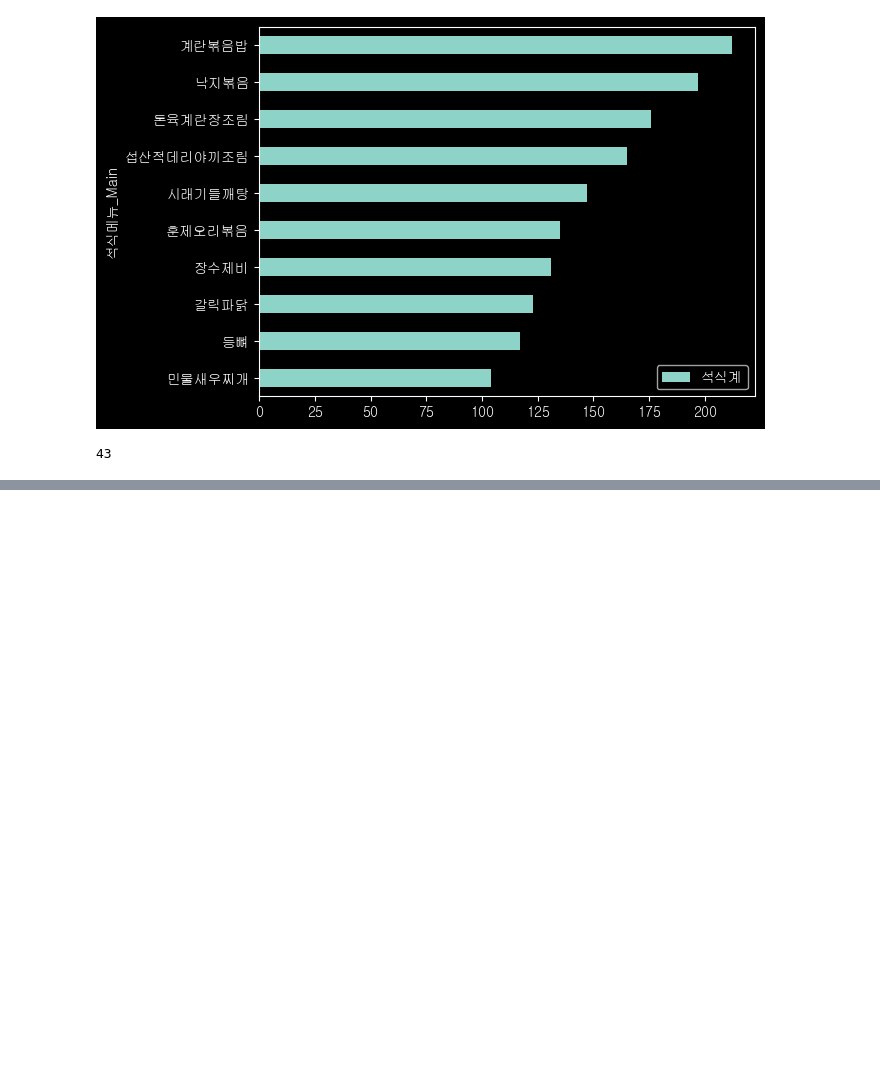
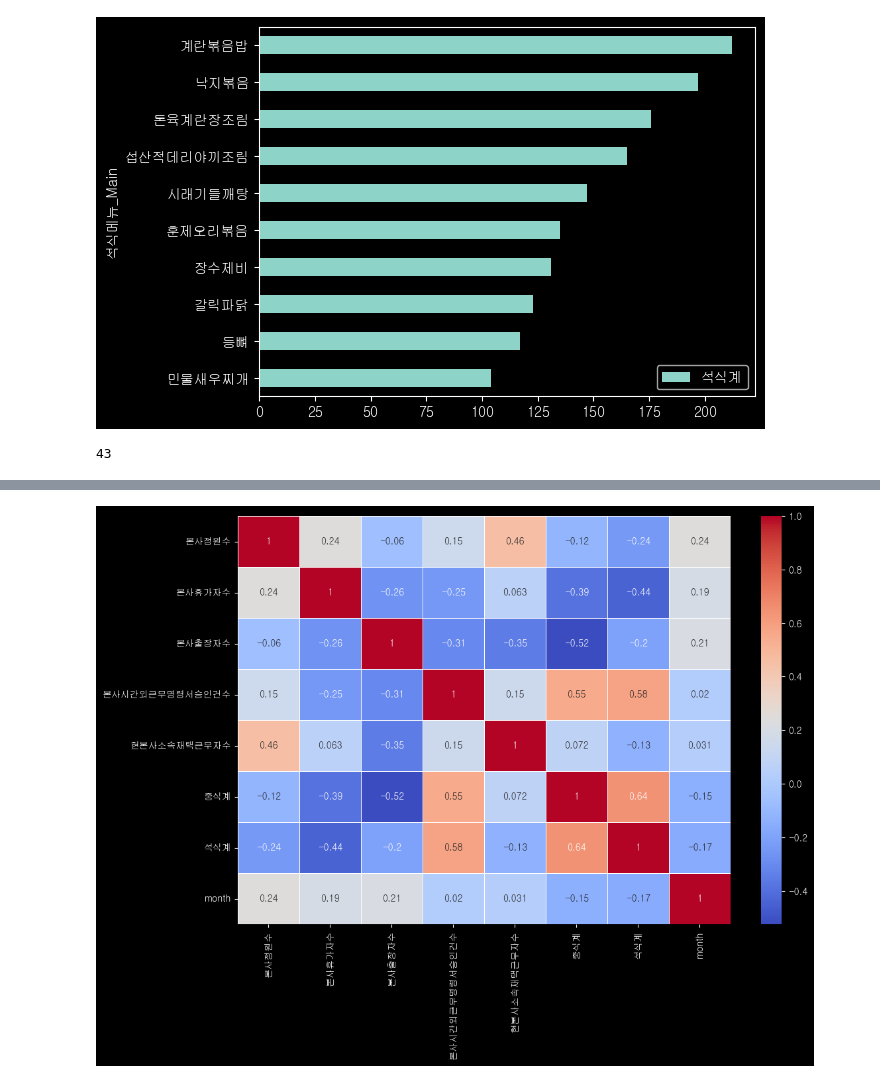
Before and after one commit to good0neighbour/ESTCampAI, a Jupyter notebook: 머신러닝/ex03구내식당관리.ipynb, the cells around one changed output, grey strips where cells are left out. Cells and saved outputs as stored; diff of their text form; code cells hidden in the pictures; blank space fills up the shorter version.

```diff
--- a/머신러닝/ex03구내식당관리.ipynb
+++ b/머신러닝/ex03구내식당관리.ipynb
@@ -502,0 +581,10 @@ df.shape # 1205ea -> 1162ea로 줄어든 것을 확인.
+# %%
+from sklearn.preprocessing import MinMaxScaler
+
+scaler = MinMaxScaler()
+
+df_scaled = df.copy() # 강한 복사 -> 주소값이 다름 -> 복사본을 변경해도 원본에 지장이 없다.
+# df_scaled = df : 얕은 복사 -> 주소값을 공유 -> 복사본 데이터를 변경하면 원본도 바뀜
+
+# 스케일링 적용
+df_scaled[numeric_list] = scaler.fit_transform(df_scaled[numeric_list])
@@ -502,0 +600,17 @@ df.shape # 1205ea -> 1162ea로 줄어든 것을 확인.
+# %%
+import seaborn as sns
+plt.rcParams["axes.unicode_minus"] = False # '_' 기호를 차트에 표현
+
+corr_matrix = df_scaled.corr(numeric_only = True) # 상관계수 계산
+
+# 히트맵 그리기
+plt.figure(figsize = (12, 8))
+sns.heatmap(
+    corr_matrix, # 히트맵에 그릴 상관계수(행렬)
+    annot = True, # 각 셀에 상관계수 값을 표시 여부
+    cmap = "coolwarm", # 색상값
+    linewidths = 0.5 # 셀끼리의 경계선 두께
+)
+plt.show()
+# %% [output]
+[figure, added]
```
Also changed, not shown: parts of 30 cells of this notebook.
